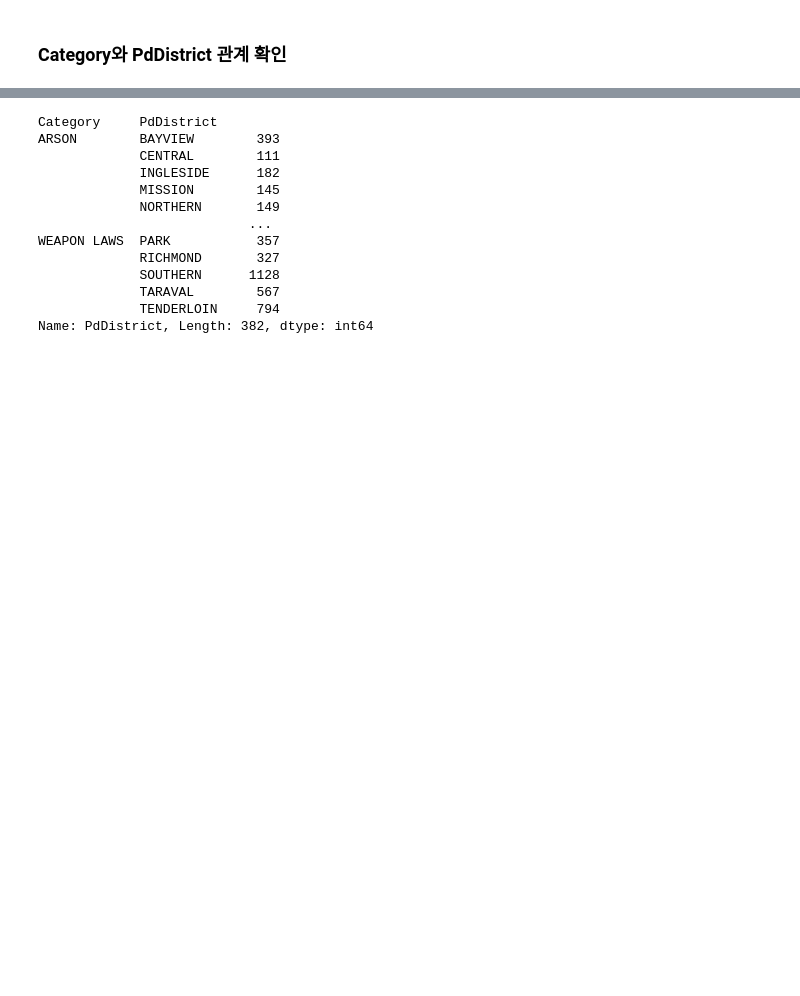
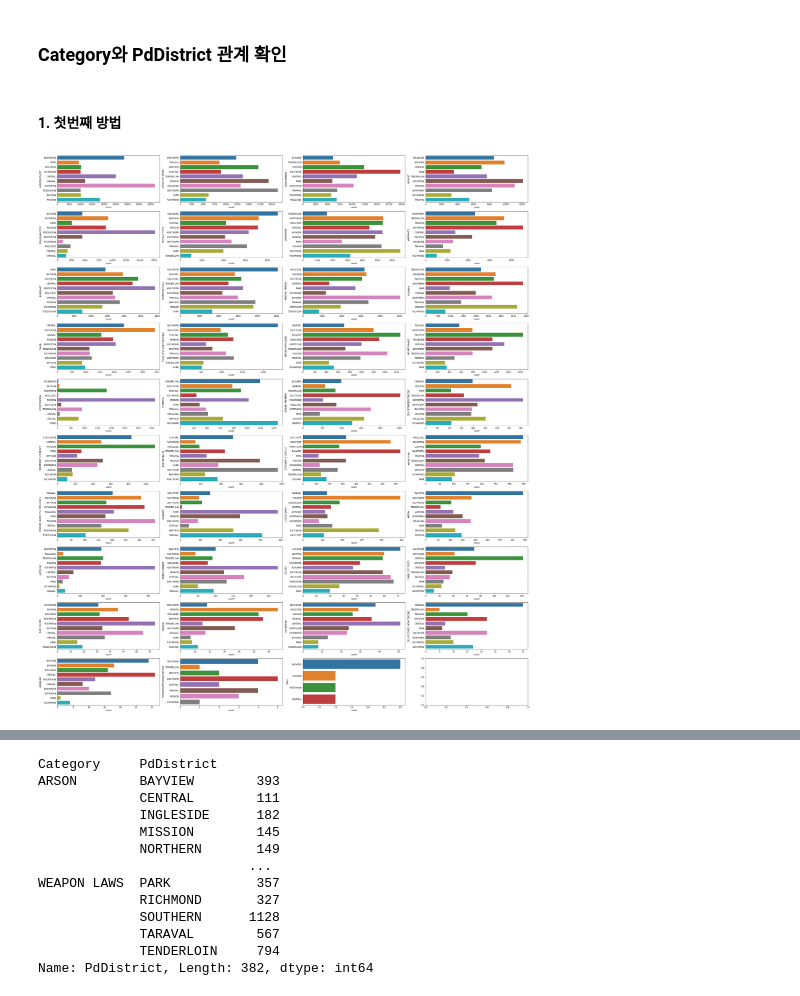
Before and after one commit to eunguru/DataAnalysis, a Jupyter notebook: sf_crime/01_sf_crime_eda.ipynb, the cells around one changed output, grey strips where cells are left out. Drawn from its saved outputs; the diff is of its cells as text; code cells hidden in the pictures; blank space fills up the shorter version.

```diff
--- a/sf_crime/01_sf_crime_eda.ipynb
+++ b/sf_crime/01_sf_crime_eda.ipynb
@@ -495,3 +507,29 @@ sns.lmplot(x="X", y="Y", hue="PdDistrict",
 [figure]
 # %% [markdown]
 ### Category와 PdDistrict 관계 확인
+# %% [markdown]
+#### 1. 첫번째 방법
+# %%
+# 다수개의 차트를 같이 표현하는 방법
+figure, axes = plt.subplots(nrows=10, ncols=4)
+
+# 각 차트의 사이즈 지정
+figure.set_size_inches(40, 48)
+
+category_list = non_outliers["Category"].value_counts().index
+
+# 반복문 수행
+for row in range(10):
+    for col in range(4):
+        index = row * 4 + col #category의 개수가 39개
+
+        if index < len(category_list):
+            ax = axes[row][col]
+            category = category_list[index]
+            #print(row, col, index, category)
+
+            target = non_outliers[non_outliers["Category"] == category]
+            sns.countplot(y="PdDistrict", data=target, ax=ax)
+            ax.set(ylabel = category)
+# %% [output]
+[figure, added]
```
Also changed, not shown: parts of 9 cells of this notebook.
